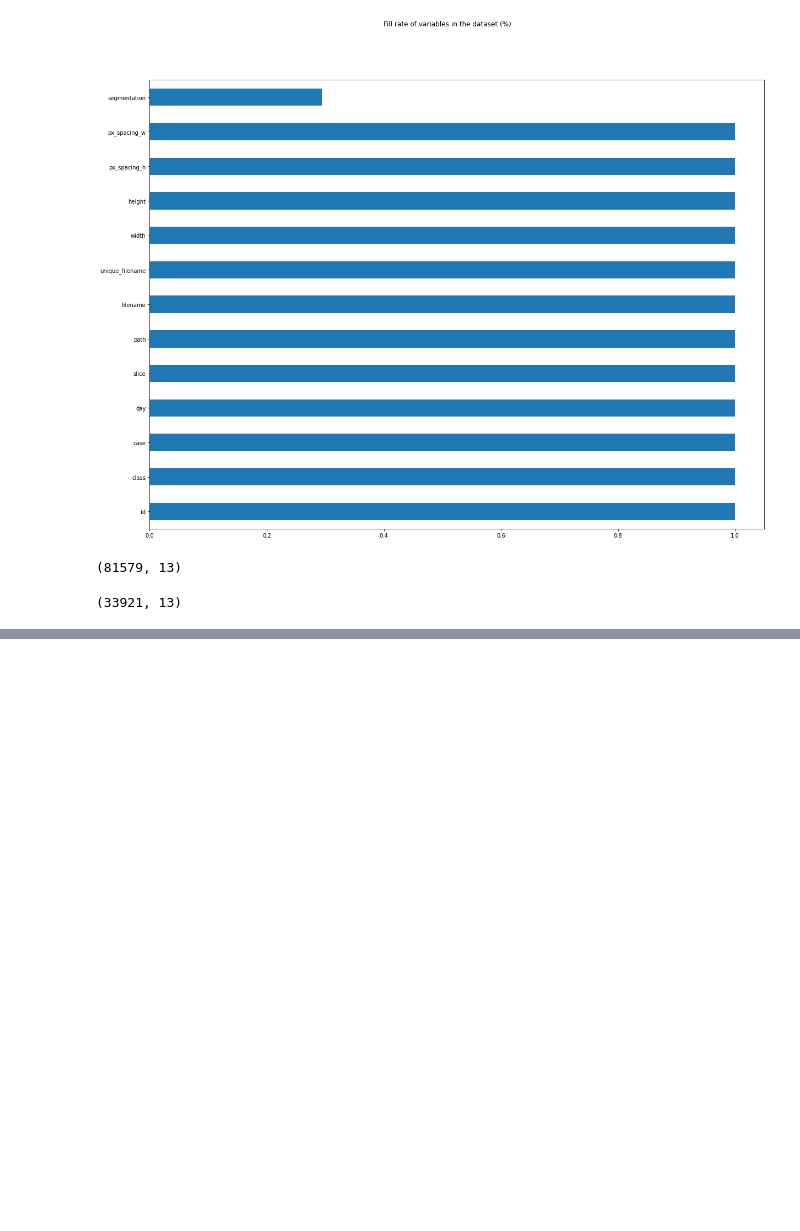
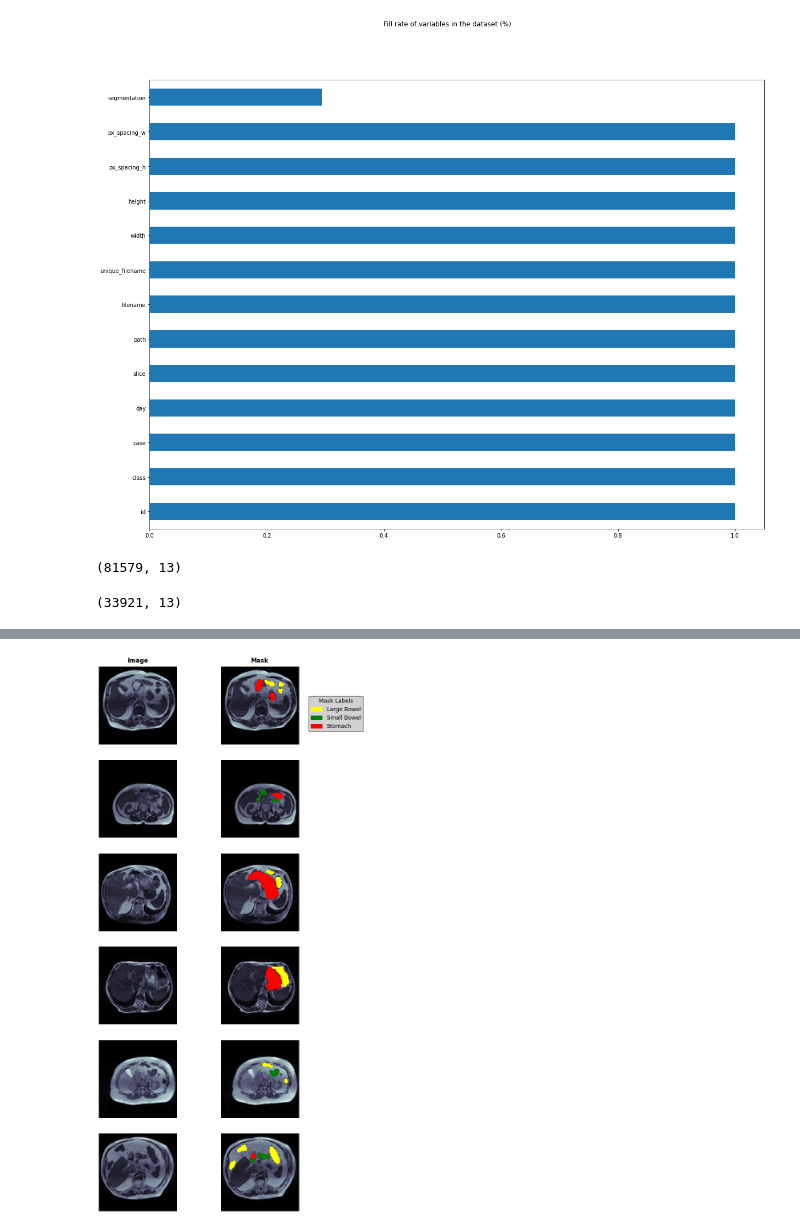
Before and after one commit to Shrutii07/UWMGIT, a Jupyter notebook: UW_data_extraction.ipynb, the cells around one changed output, grey strips where cells are left out. Saved outputs shown, nothing was run; the diff lists cells and outputs as text; code cells hidden in the pictures; blank space fills up the shorter version.

```diff
--- a/UW_data_extraction.ipynb
+++ b/UW_data_extraction.ipynb
@@ -202,0 +297,48 @@ train.head()
+# %%
+# Visualize Slices
+# SAMPLES
+BATCH_SIZE=16
+Masks = list(df_train[df_train['large_bowel']!=''].sample(BATCH_SIZE).index)
+Masks += list(df_train[df_train['small_bowel']!=''].sample(BATCH_SIZE*2).index)
+Masks += list(df_train[df_train['stomach']!=''].sample(BATCH_SIZE*3).index)
+
+
+# DATA GENERATOR
+View_batches = DataGenerator(df_train[df_train.index.isin(Masks)],shuffle=True,width=128, height=128)
+
+# Visualizing
+fig = plt.figure(figsize=(10, 25))
+gs = gridspec.GridSpec(nrows=6, ncols=2)
+colors = ['yellow','green','red']
+labels = ["Large Bowel", "Small Bowel", "Stomach"]
+patches = [ mpatches.Patch(color=colors[i], label=f"{labels[i]}") for i in range(len(labels))]
+
+cmap1 = mpl.colors.ListedColormap(colors[0])
+cmap2 = mpl.colors.ListedColormap(colors[1])
+cmap3= mpl.colors.ListedColormap(colors[2])
+
+for i in range(6):
+    images, mask = View_batches[i]
+    sample_img=images[0,:,:,0]
+    mask1=mask[0,:,:,0]
+    mask2=mask[0,:,:,1]
+    mask3=mask[0,:,:,2]
+
+    ax0 = fig.add_subplot(gs[i, 0])
+    im = ax0.imshow(sample_img, cmap='bone')
+
+    ax1 = fig.add_subplot(gs[i, 1])
+    if i==0:
+        ax0.set_title("Image", fontsize=15, weight='bold', y=1.02)
+        ax1.set_title("Mask", fontsize=15, weight='bold', y=1.02)
+        plt.legend(handles=patches, bbox_to_anchor=(1.1, 0.65), loc=2, borderaxespad=0.4,fontsize = 14,title='Mask Labels', title_fontsize=14, edgecolor="black",  facecolor='#c5c6c7')
+
+    l0 = ax1.imshow(sample_img, cmap='bone')
+    l1 = ax1.imshow(np.ma.masked_where(mask1== False,  mask1),cmap=cmap1, alpha=1)
+    l2 = ax1.imshow(np.ma.masked_where(mask2== False,  mask2),cmap=cmap2, alpha=1)
+    l3 = ax1.imshow(np.ma.masked_where(mask3== False,  mask3),cmap=cmap3, alpha=1)
+    _ = [ax.set_axis_off() for ax in [ax0,ax1]]
+
+    colors = [im.cmap(im.norm(1)) for im in [l1,l2, l3]]
+# %% [output]
+[figure, added]
```
Also changed, not shown: parts of 4 cells of this notebook.
